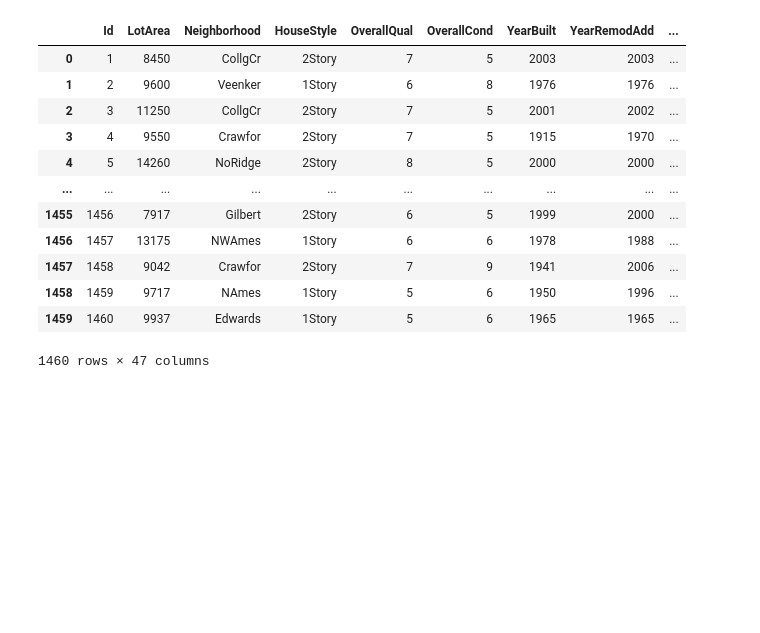
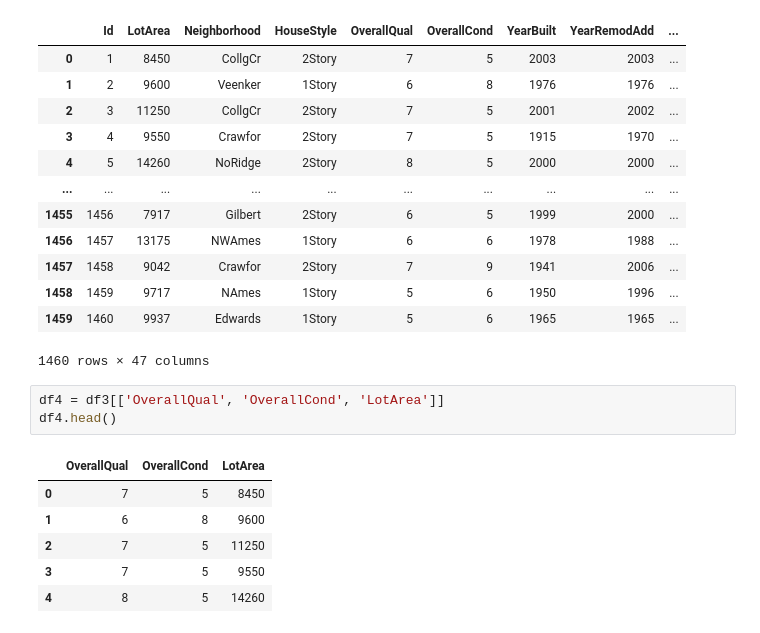
Before and after one commit to fatih-ml/House-price-prediction-ensemble-models-feature-engineering, a Jupyter notebook: miscallenaous.ipynb, the cells around one changed output. Cells and saved outputs as stored; diff of their text form; blank space fills up the shorter version.

```diff
--- a/miscallenaous.ipynb
+++ b/miscallenaous.ipynb
@@ -77,3 +77,13 @@ df3
 | 1458 | 1459 | 9717 | NAmes | 1Story | 5 | 6 | 1950 | 1996 | ... |
 | 1459 | 1460 | 9937 | Edwards | 1Story | 5 | 6 | 1965 | 1965 | ... |
 1460 rows × 47 columns
+# %%
+df4 = df3[['OverallQual', 'OverallCond', 'LotArea']]
+df4.head()
+# %% [output]
+|  | OverallQual | OverallCond | LotArea |
+| 0 | 7 | 5 | 8450 |
+| 1 | 6 | 8 | 9600 |
+| 2 | 7 | 5 | 11250 |
+| 3 | 7 | 5 | 9550 |
+| 4 | 8 | 5 | 14260 |
```
Also changed, not shown: parts of 5 cells of this notebook, 5 other files.
